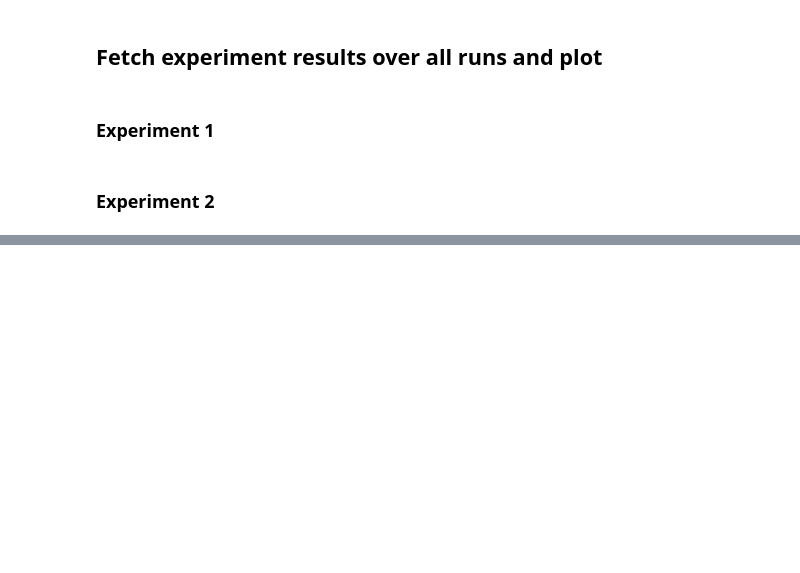
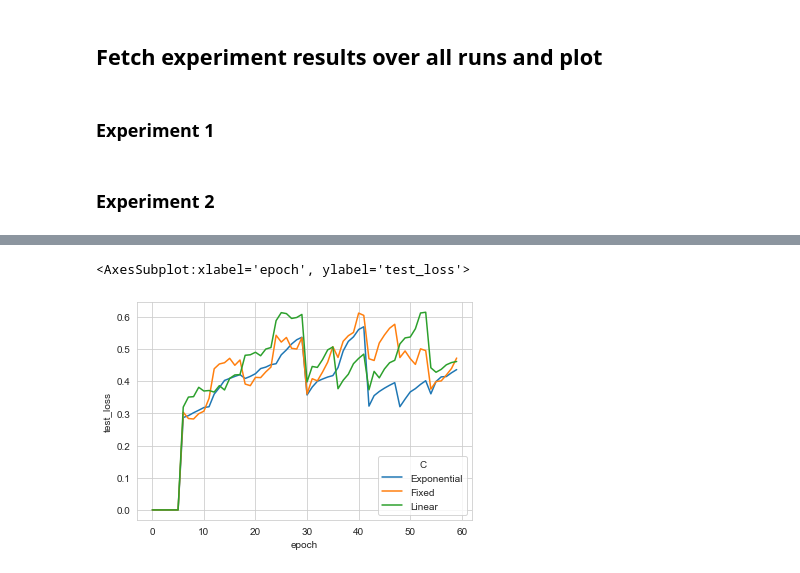
Before and after one commit to lguerdan/10-701-Project, a Jupyter notebook: dev_notebook.ipynb, the cells around one changed output, grey strips where cells are left out. Saved outputs shown, nothing was run; the diff lists cells and outputs as text; code cells hidden in the pictures; blank space fills up the shorter version.

Commit message:
update epoch logging

```diff
--- a/dev_notebook.ipynb
+++ b/dev_notebook.ipynb
@@ -50,0 +75,6 @@ plot_centralized_adaptive_cuttoff_experiment(exp)
+# %%
+mnist = exp[exp['benchmark'] == 'CIFAR'].reset_index()
+sns.lineplot(data=mnist, x='epoch', hue='C', y='test_loss')
+# %% [output]
+<AxesSubplot:xlabel='epoch', ylabel='test_loss'>
+[figure, added]
```
Also changed, not shown: parts of 3 cells of this notebook, 2 other files.
